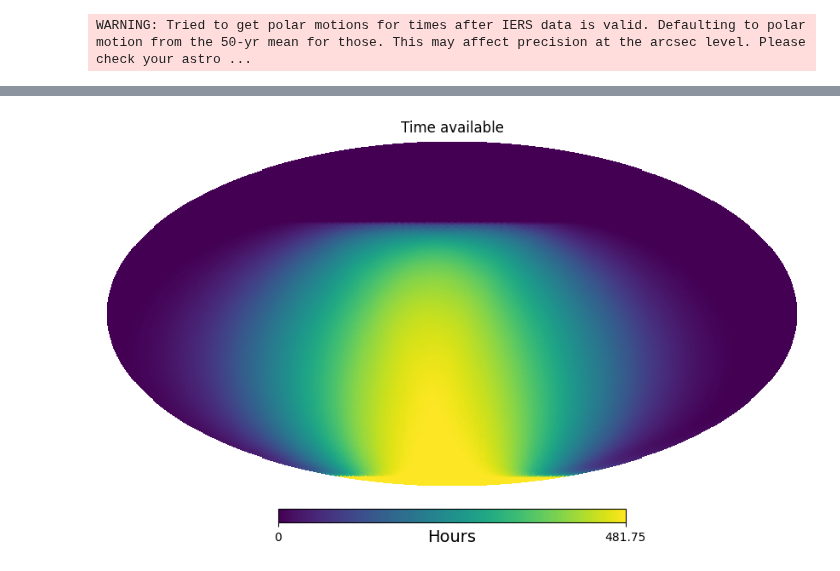
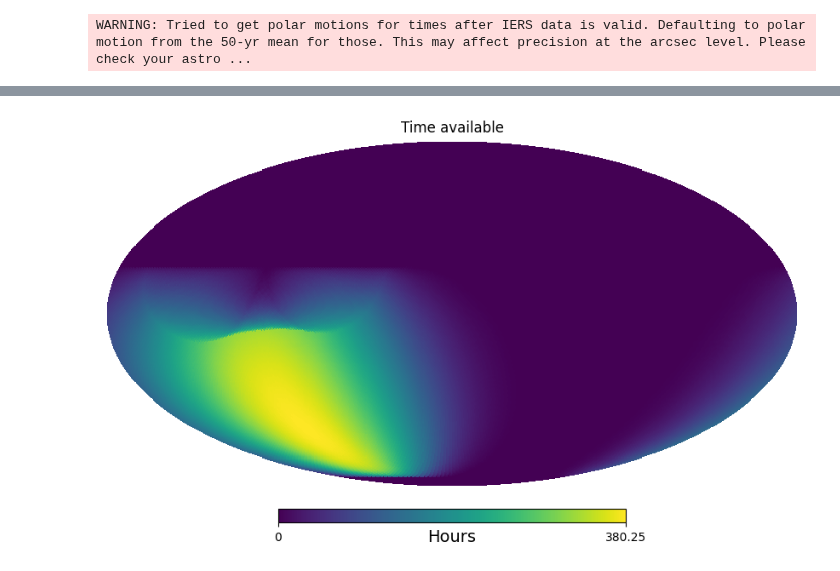
Before and after one commit to yoachim/23_Scratch, a Jupyter notebook: comish_planning/Check_val_regions.ipynb, the cells around one changed output, grey strips where cells are left out. Drawn from its saved outputs; the diff is of its cells as text; code cells hidden in the pictures.

Commit message:
add moon

```diff
--- a/comish_planning/Check_val_regions.ipynb
+++ b/comish_planning/Check_val_regions.ipynb
@@ -33,7 +33,7 @@ aa = AltAz(location=observing_location, obstime=times)
 
 sun_alt = suns.transform_to(aa)
 
-good = np.where(sun_alt.alt.deg < -12)
+good = np.where(sun_alt.alt.deg < -18)
 
 mjds = mjds[good]
 # %% [output]
@@ -45,16 +45,21 @@ mjds.shape
 # %%
 result = np.zeros(hp.nside2npix(nside))
 
-alt_limit = 20
+alt_limit = 40
 
+moon_limit = 30
 
 for mjd in mjds:
     observing_time = Time(mjd, format='mjd')
     aa = AltAz(location=observing_location, obstime=observing_time)
     new_coord = coord.transform_to(aa)
 
+    moon = get_moon(observing_time)
 
-    good = np.where(new_coord.alt.deg > alt_limit)
+    sep = coord.separation(moon)
+
+
+    good = np.where((new_coord.alt.deg > alt_limit) & (sep.deg > moon_limit))
 
 
     # Also check where moon is and put a mask around it.
@@ -63,4 +71,4 @@ for mjd in mjds:
 # %%
-hp.mollview(result/60., title='Time available', unit='Hours', rot=(90,0,0))
+hp.mollview(result/60., title='Time available', unit='Hours', rot=(0,0,0))
 # %% [output]
-[figure, old version]
+[figure, new version]
```
Also changed, not shown: parts of 3 cells of this notebook.
